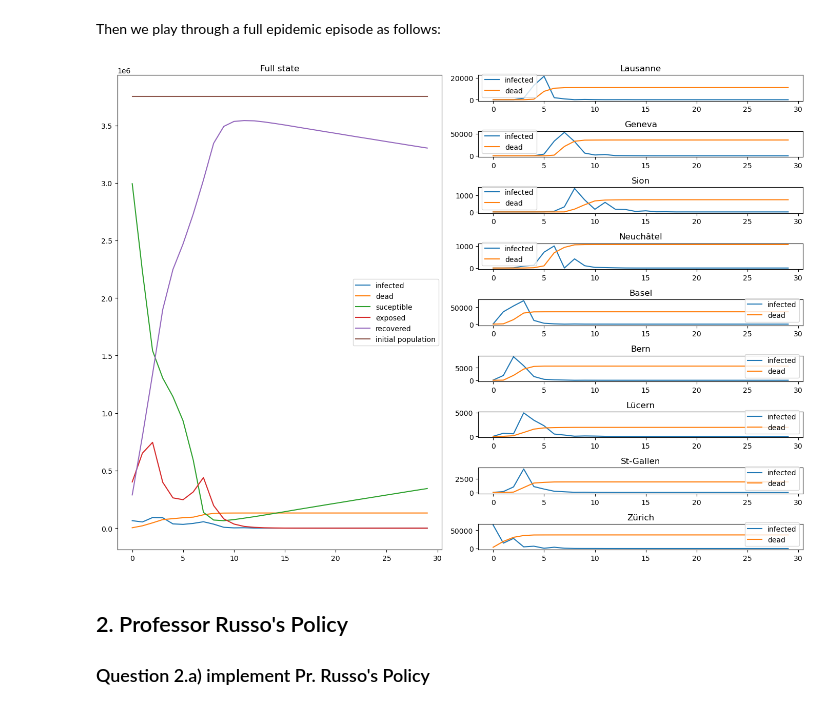
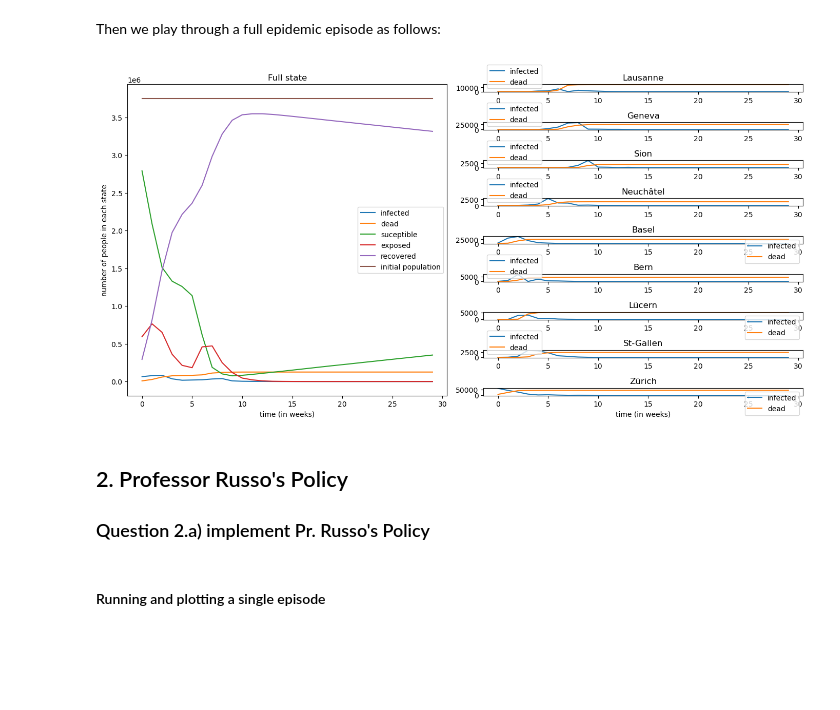
Before and after one commit to RenardDesNeiges/EpidemicsSimulator, a Jupyter notebook: solution.ipynb, the cells around one changed output. Drawn from its saved outputs; the diff is of its cells as text; code cells hidden in the pictures; blank space fills up the shorter version.

```diff
--- a/solution.ipynb
+++ b/solution.ipynb
@@ -40,7 +45,7 @@ First we define the plotting function :
 # %%
 %matplotlib inline
 def plot_episode(total, cities, actions=None):
-    fig = plt.figure(figsize=(14,10))
+    fig = plt.figure(figsize=(14,7))
     if actions:
         ax_left = plt.subplot2grid(shape=(9, 2), loc=(0, 0), rowspan=7)
         ax_bleft = plt.subplot2grid(shape=(9, 2), loc=(7, 0), rowspan=2)
@@ -53,50 +58,54 @@ def plot_episode(total, cities, actions=None):
     [ax_left.plot(y) for y in total.values()]
     ax_left.legend(total.keys())
     ax_left.set_title('Full state')
+    ax_left.set_ylabel('number of people in each state')
+    ax_left.set_xlabel('time (in weeks)')
 
     if actions:
         ax_bleft.matshow(np.array([v for v in actions.values()]).astype(np.uint8))
-        ax_bleft.set_yticklabels(['']+list(actions.keys()))
+        ax_bleft.set_yticks([0,1,2,3])
+        ax_bleft.set_yticklabels(list(actions.keys()))
         ax_bleft.set_xlabel('weeks')
 
     [ax.plot(cities[c]['infected']) for c, ax in ax_right.items()]
     [ax.plot(cities[c]['dead']) for c, ax in ax_right.items()]
     [ax.set_title(c) for c, ax in ax_right.items()]
     [ax.legend(['infected','dead']) for ax in ax_right.values()]
+    ax_right['Zürich'].set_xlabel('time (in weeks)')
 
-    plt.tight_layout()
+    fig.tight_layout()
     plt.show()
 # %% [markdown]
 Then we play through a full epidemic episode as follows:
 # %%
 dyn = ModelDynamics('config/switzerland.yaml') #load the switzerland map
 
 """Loading the environment"""
 env = Env(dyn)
 
 action = action = { # DO NOTHING
         'confinement': False,
         'isolation': False,
         'hospital': False,
         'vaccinate': False,
     }
 
 """ Run the simulation """
 log = []
 finished = False
-obs, info = env.reset()
+obs, info = env.reset(2)
 while not finished:
     obs, R, finished, info = env.step(action)
     log.append(info) # save the information dict for logging
     if finished:
         break
 
 """ Parse the logs """
 total = {p:np.array([l['parameters']['total'][p] for l in log]) for p in dyn.parameters}
 cities = {c:{p:np.array([l['parameters']['cities'][c][p] for l in log]) for p in dyn.parameters} for c in dyn.cities}
 plot_episode(total, cities)
 # %% [output]
-[figure, old version]
+[figure, new version]
 # %% [markdown]
 ## 2. Professor Russo's Policy
 
@@ -179,3 +167,5 @@ def plot_time_boolean(dataframe: pd.DataFrame, ax: Axes, true_label:str, false_l
+# %% [markdown]
+#### Running and plotting a single episode
 # %%
 dyn = ModelDynamics('config/switzerland.yaml') #load the switzerland map
 
```
Also changed, not shown: parts of 47 cells of this notebook, 9 other files.
